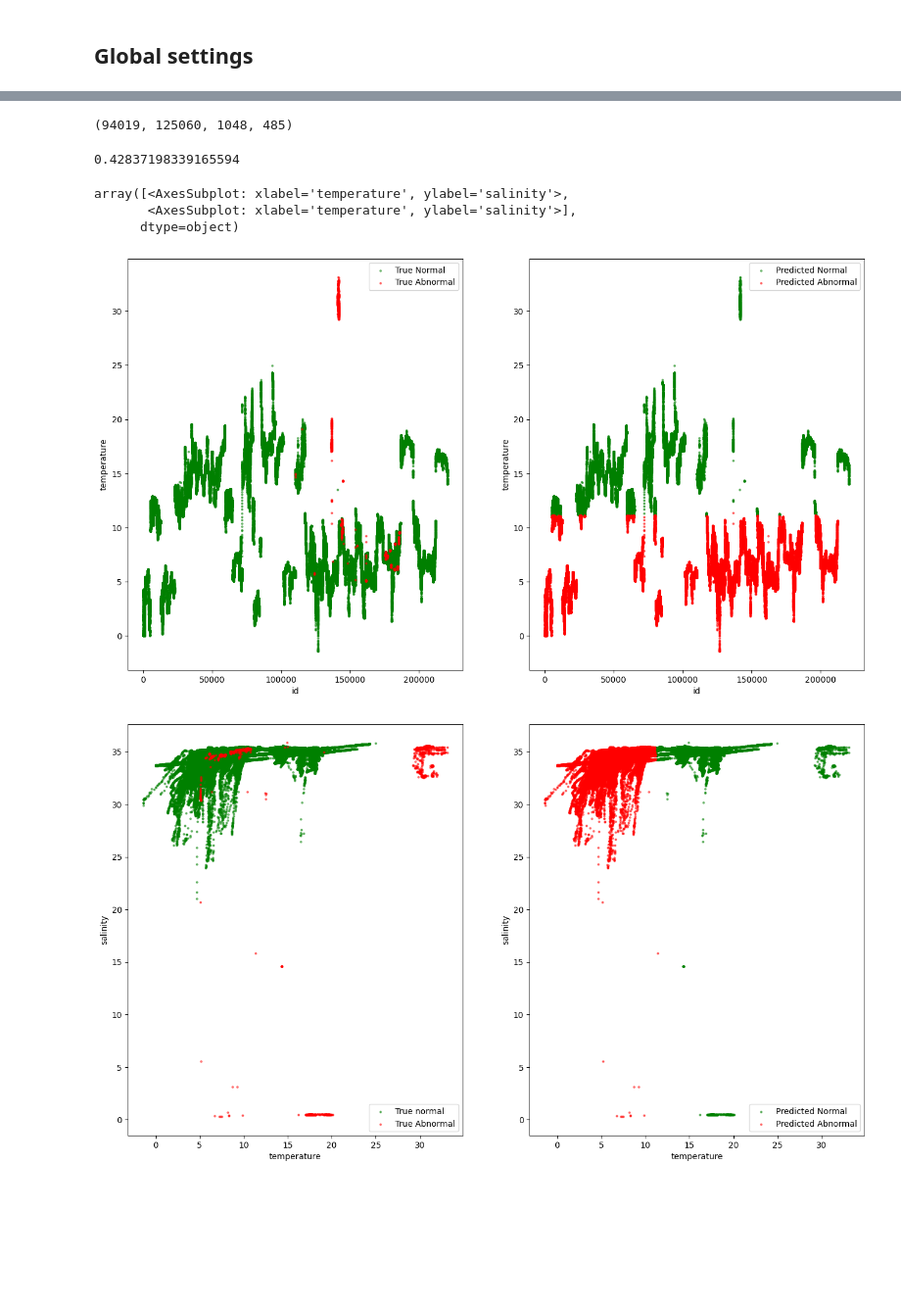
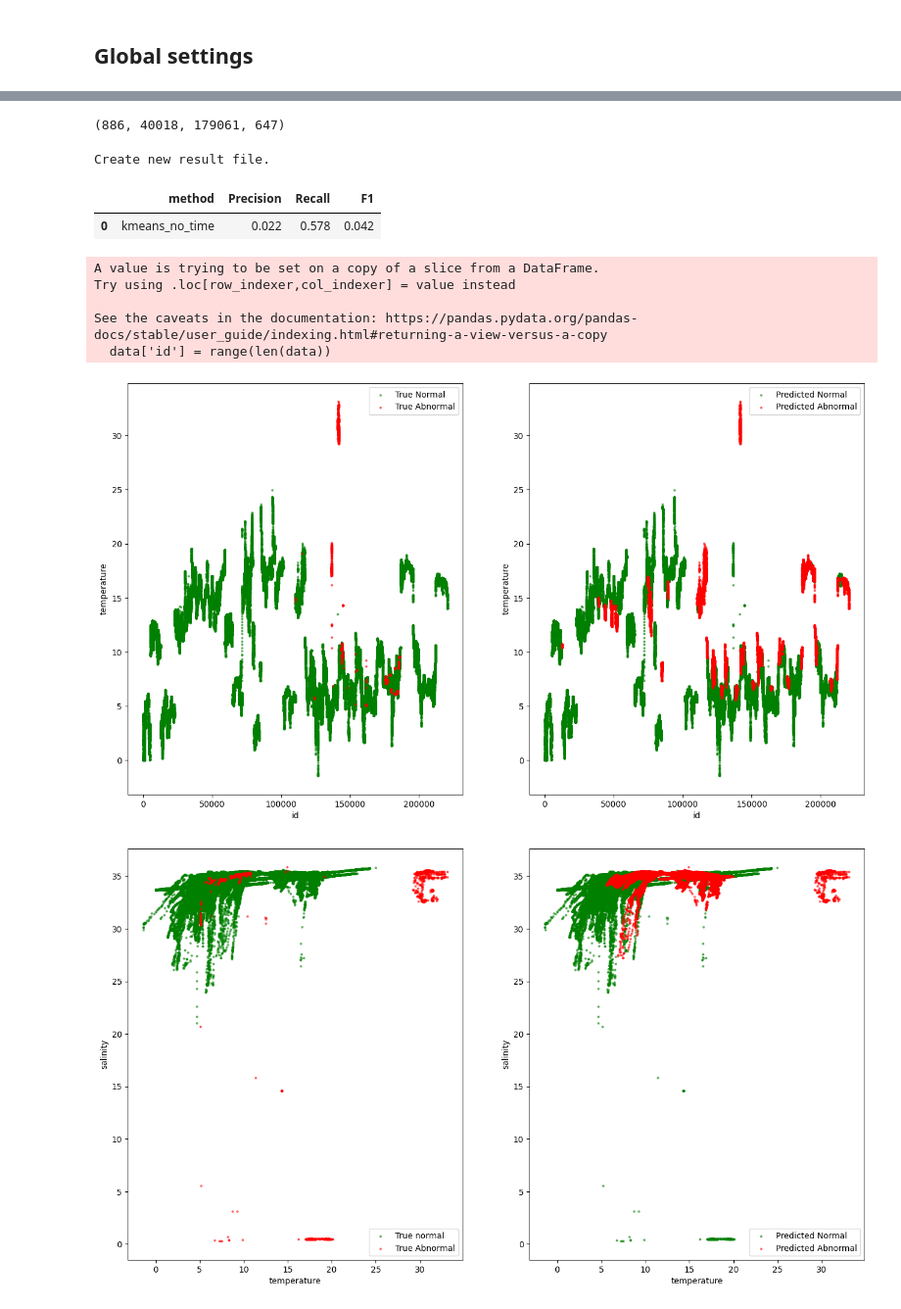
Before and after one commit to nali001/Quality-Control, a Jupyter notebook: unsupervised_learning.ipynb, the cells around one changed output, grey strips where cells are left out. Shown at 98% size. Saved outputs shown, nothing was run; the diff lists cells and outputs as text; code cells hidden in the pictures; blank space fills up the shorter version.

Commit message:
Compute precisionm, recall and f1 for kmeans

```diff
--- a/unsupervised_learning.ipynb
+++ b/unsupervised_learning.ipynb
@@ -78,4 +91,5 @@ data.head()
 # %%
-input_data = data.drop(columns=['id', 'qualityflag'])
+# Get input data
+input_data = data.drop(columns=['qualityflag', 'date', 'time'])
 input_data.head()
 # %% [output]
@@ -88,3 +101,0 @@ input_data.head()
-# %%
-input_data = data[['temperature', 'salinity']]
-input_data.head()
@@ -97,0 +102,8 @@ input_data.head()
+# %%
+# Normalize input data
+preprocessing.MinMaxScaler()
+scaler = preprocessing.MinMaxScaler()
+names = input_data.columns
+d = scaler.fit_transform(input_data)
+normalized_data = pd.DataFrame(d, columns=names)
+normalized_data.head()
@@ -98,7 +124,5 @@ input_data.head()
 # %%
 # Apply k-Means
 kmean = KMeans(n_clusters=2)
-kmean.fit(input_data)
-label = kmean.predict(input_data)
-data['kmeans_label'] = label
-data.head()
+kmean.fit(normalized_data)
+label = kmean.predict(normalized_data)
@@ -126,8 +172,8 @@ array([[ 94019, 125060],
 # %%
 TN, FP, FN, TP = cm.ravel()
-(TN, FP, FN, TP)
+(TP, FP, TN, FN)
 # %% [output]
-(94019, 125060, 1048, 485)
+(886, 40018, 179061, 647)
 # %%
 # Sensitivity, hit rate, recall, or true positive rate
 TPR = TP/(TP+FN)
@@ -149,6 +196,2 @@ ACC = (TP+TN)/(TP+FP+FN+TN)
-# %%
-ACC
-# %% [output]
-0.42837198339165594
 # %%
 # Save predicted labels and metrics
@@ -156,13 +199,21 @@ data.to_csv('results/kmeans.csv')
 # %%
+num_d = 3
 # Save the new result
+# new_result = {
+#     'method': 'kmeans_normalized',
+#     'TPR': round(TPR, num_d),
+#     'TNR': round(TNR, num_d),
+#     'FPR': round(FPR, num_d),
+#     'FNR': round(FNR, num_d),
+#     'Precision': round(PPV, num_d),
+#     'Recall': round(TPR, num_d)
+# }
+
 new_result = {
-    'method': 'kmeans',
-    'TPR': TPR,
-    'TNR': TNR,
-    'FPR': FPR,
-    'FNR': FNR,
-    'Precision': PPV,
-    'Recall': TPR
+    'method': 'kmeans_no_time',
+    'Precision': scores[0],
+    'Recall': scores[1],
+    'F1': scores[2]
 }
 new_result = pd.DataFrame(new_result, index=[0])
 
@@ -172,4 +223,10 @@ try:
 except:
     print('Create new result file.')
     result_metrics = new_result
-result_metrics.to_csv('results/result_metrics.csv', index=False)
+# %% [output]
+Create new result file.
+# %%
+result_metrics
+# %% [output]
+|  | method | Precision | Recall | F1 |
+| 0 | kmeans_no_time | 0.022 | 0.578 | 0.042 |
@@ -176,20 +236,23 @@ result_metrics.to_csv('results/result_metrics.csv', index=False)
 # %%
+# Plot the true and predicted results
 true_label='qualityflag'
 predicted_label='kmeans_label'
 plotter = AnomalyPlotter(data, true_label, predicted_label)
 
 feature = 'temperature'
 feature1 = 'temperature'
 feature2 = 'salinity'
 
 fig, ax = plt.subplots(1, 2)
 plotter.plot_anomalies(feature, ax)
 
 fig, ax = plt.subplots(1, 2)
-plotter.plot_corr(feature1, feature2, ax)
+ax2 = plotter.plot_corr(feature1, feature2, ax)
 # %% [output]
-array([<AxesSubplot: xlabel='temperature', ylabel='salinity'>,
-       <AxesSubplot: xlabel='temperature', ylabel='salinity'>],
-      dtype=object)
+A value is trying to be set on a copy of a slice from a DataFrame.
+Try using .loc[row_indexer,col_indexer] = value instead
+
+See the caveats in the documentation: https://pandas.pydata.org/pandas-docs/stable/user_guide/indexing.html#returning-a-view-versus-a-copy
+  data['id'] = range(len(data))
-[figure, old version]
+[figure, new version]
-[figure, old version]
+[figure, new version]
```
Also changed, not shown: parts of 20 cells of this notebook, 4 other files.
